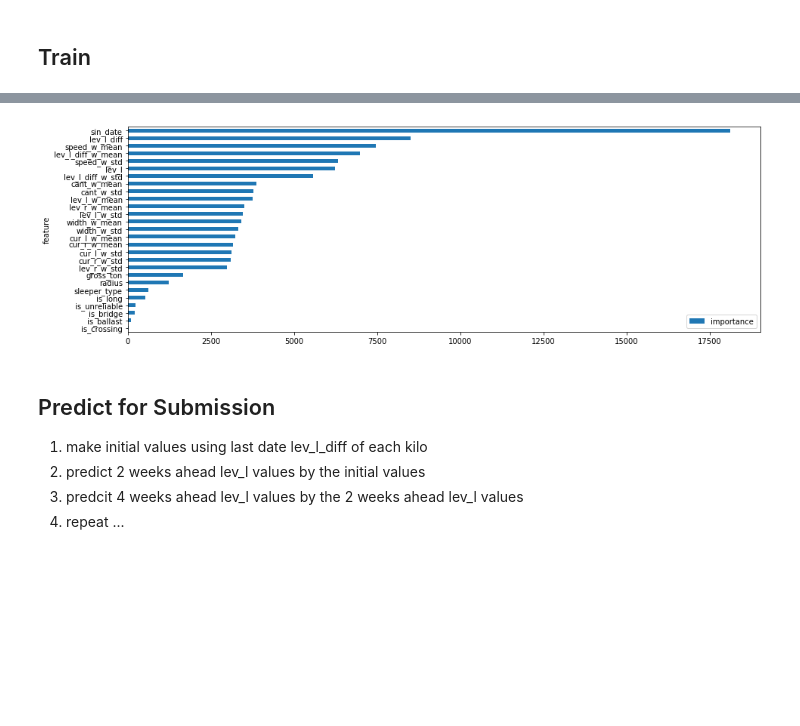
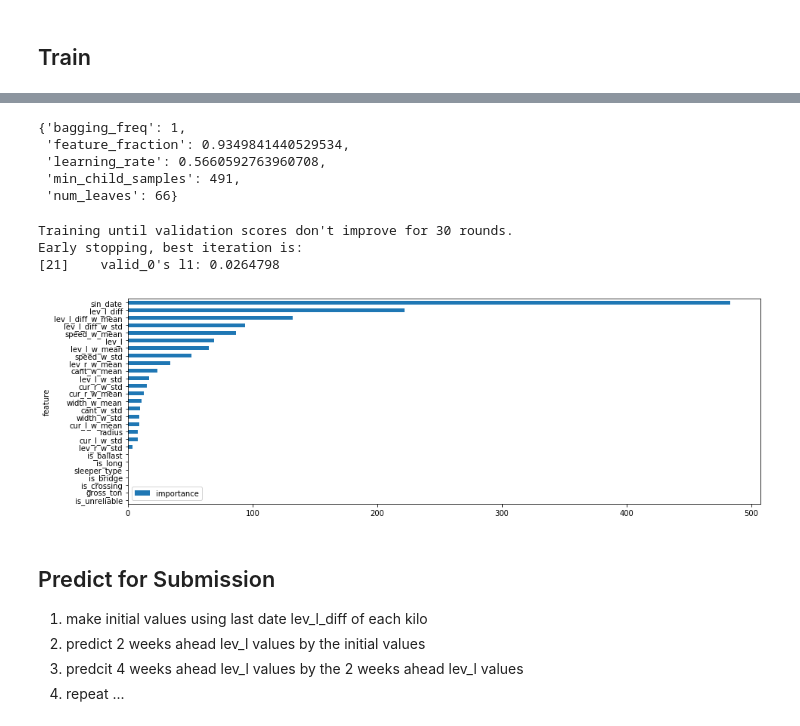
Before and after one commit to hiroshi-kuriyama/rail_level_gap, a Jupyter notebook: script/lgbm_baseline_sep.ipynb, the cells around one changed output, grey strips where cells are left out. Drawn from its saved outputs; the diff is of its cells as text; code cells hidden in the pictures; blank space fills up the shorter version.

Commit message:
Update: apply optuna (score: 0.47)

```diff
--- a/script/lgbm_baseline_sep.ipynb
+++ b/script/lgbm_baseline_sep.ipynb
@@ -338,0 +229,8 @@ LGBMRegressor(bagging_freq=14, boosting_type='gbdt', class_weight=None,
+# %%
+fixed_params = {
+    'boosting_type': 'gbdt',
+    'objective': 'regression_l1',
+    'metric': 'l1',
+    'verbose': 0,
+    'seed': 0
+}
@@ -338,0 +257,4 @@ LGBMRegressor(bagging_freq=14, boosting_type='gbdt', class_weight=None,
+# %%
+%%time
+study = optuna.create_study()
+study.optimize(objective, n_trials=50)
@@ -339,15 +287,31 @@ LGBMRegressor(bagging_freq=14, boosting_type='gbdt', class_weight=None,
+# %%
+study.best_params
+# %% [output]
+{'bagging_freq': 1,
+ 'feature_fraction': 0.9349841440529534,
+ 'learning_rate': 0.5660592763960708,
+ 'min_child_samples': 491,
+ 'num_leaves': 66}
+# %%
+best_params = study.best_params
+best_params.update(fixed_params)
+model = lgb.train(best_params, lgb_dev, valid_sets=lgb_val, early_stopping_rounds=30, verbose_eval=-1)
+# %% [output]
+Training until validation scores don't improve for 30 rounds.
+Early stopping, best iteration is:
+[21]    valid_0's l1: 0.0264798
 # %%
-with open(os.path.join(output_dir, 'lgbm_baseline_20181215_model_{}.pkl'.format(abcd.upper())), mode='wb') as f:
+with open(os.path.join(output_dir, 'lgbm_baseline_20181219_model_{}.pkl'.format(abcd.upper())), mode='wb') as f:
     pickle.dump(model, f)
 
-with open(os.path.join(output_dir, 'lgbm_baseline_20181215_model_{}.pkl'.format(abcd.upper())), mode='rb') as f:
+with open(os.path.join(output_dir, 'lgbm_baseline_20181219_model_{}.pkl'.format(abcd.upper())), mode='rb') as f:
     model = pickle.load(f)
 # %%
-feature_importance = pd.DataFrame({'feature': X_dev.columns, 'importance': model.feature_importances_})
+feature_importance = pd.DataFrame({'feature': X_dev.columns, 'importance': model.feature_importance()})
 feature_importance = feature_importance.sort_values('importance').set_index('feature', drop=False)
 ax = feature_importance.plot.barh(figsize=(15,5))
 # %% [output]
-[figure, old version]
+[figure, new version]
 # %% [markdown]
 ## Predict for Submission
 1. make initial values using last date lev_l_diff of each kilo
```
Also changed, not shown: parts of 22 cells of this notebook, 1 other file.
